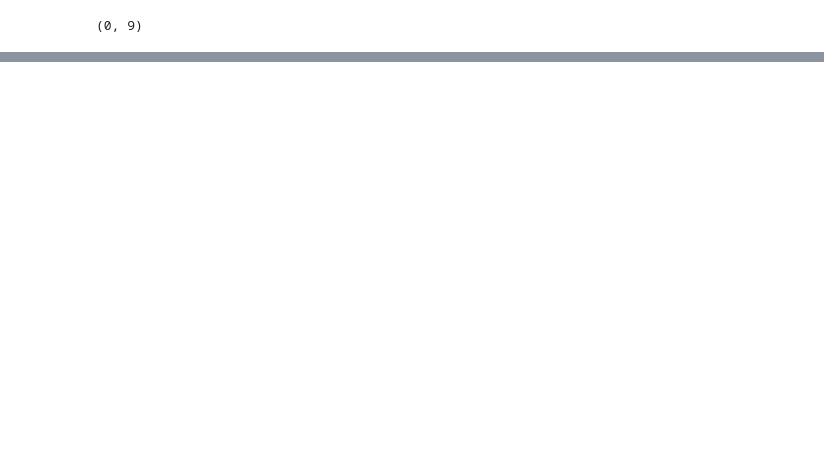
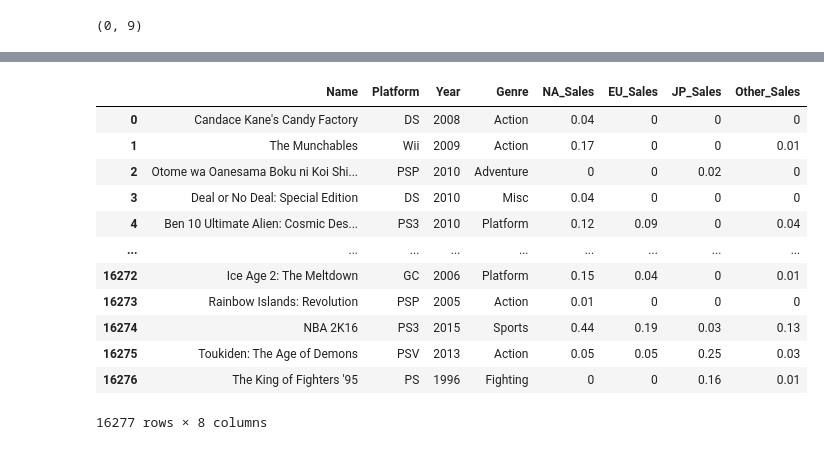
Before and after one commit to matHoYoung/AI_18_JHY_section1, a Jupyter notebook: AI_18_정호영_section1.ipynb, the cells around one changed output, grey strips where cells are left out. Drawn from its saved outputs; the diff is of its cells as text; code cells hidden in the pictures; blank space fills up the shorter version.

```diff
--- a/AI_18_정호영_section1.ipynb
+++ b/AI_18_정호영_section1.ipynb
@@ -170,0 +216,4 @@ game_Genre_publisher.shape
+# %%
+# 결측치 제거
+game.dropna(subset=['Year','Genre'], inplace=True)
+game.isnull().sum()
@@ -170,0 +230,25 @@ game_Genre_publisher.shape
+# %%
+#year 컬럼 조건에 맞게 올바른 값으로 대체하기
+game.Year = game.Year.astype(int).astype(str)
+game.loc[game['Year'].astype(int)<=9, 'Year'] = '200' + game.loc[game['Year'].astype(int)<=9, 'Year'].astype(str)
+game.loc[game['Year'].astype(int)<=23, 'Year'] = '20' + game.loc[game['Year'].astype(int)<=23, 'Year'].astype(str)
+game.loc[game['Year'].astype(int)<=100, 'Year'] = '19' + game.loc[game['Year'].astype(int)<=100, 'Year'].astype(str)
+game.Year = game.Year.astype(int)
+# %%
+# 품질적, 구조적 문제 완료
+game = game.reset_index(drop=True)
+game
+# %% [output]
+|  | Name | Platform | Year | Genre | NA_Sales | EU_Sales | JP_Sales | Other_Sales |
+| 0 | Candace Kane's Candy Factory | DS | 2008 | Action | 0.04 | 0 | 0 | 0 |
+| 1 | The Munchables | Wii | 2009 | Action | 0.17 | 0 | 0 | 0.01 |
+| 2 | Otome wa Oanesama Boku ni Koi Shi... | PSP | 2010 | Adventure | 0 | 0 | 0.02 | 0 |
+| 3 | Deal or No Deal: Special Edition | DS | 2010 | Misc | 0.04 | 0 | 0 | 0 |
+| 4 | Ben 10 Ultimate Alien: Cosmic Des... | PS3 | 2010 | Platform | 0.12 | 0.09 | 0 | 0.04 |
+| ... | ... | ... | ... | ... | ... | ... | ... | ... |
+| 16272 | Ice Age 2: The Meltdown | GC | 2006 | Platform | 0.15 | 0.04 | 0 | 0.01 |
+| 16273 | Rainbow Islands: Revolution | PSP | 2005 | Action | 0.01 | 0 | 0 | 0 |
+| 16274 | NBA 2K16 | PS3 | 2015 | Sports | 0.44 | 0.19 | 0.03 | 0.13 |
+| 16275 | Toukiden: The Age of Demons | PSV | 2013 | Action | 0.05 | 0.05 | 0.25 | 0.03 |
+| 16276 | The King of Fighters '95 | PS | 1996 | Fighting | 0 | 0 | 0.16 | 0.01 |
+16277 rows × 8 columns
```
Also changed, not shown: parts of 9 cells of this notebook.
